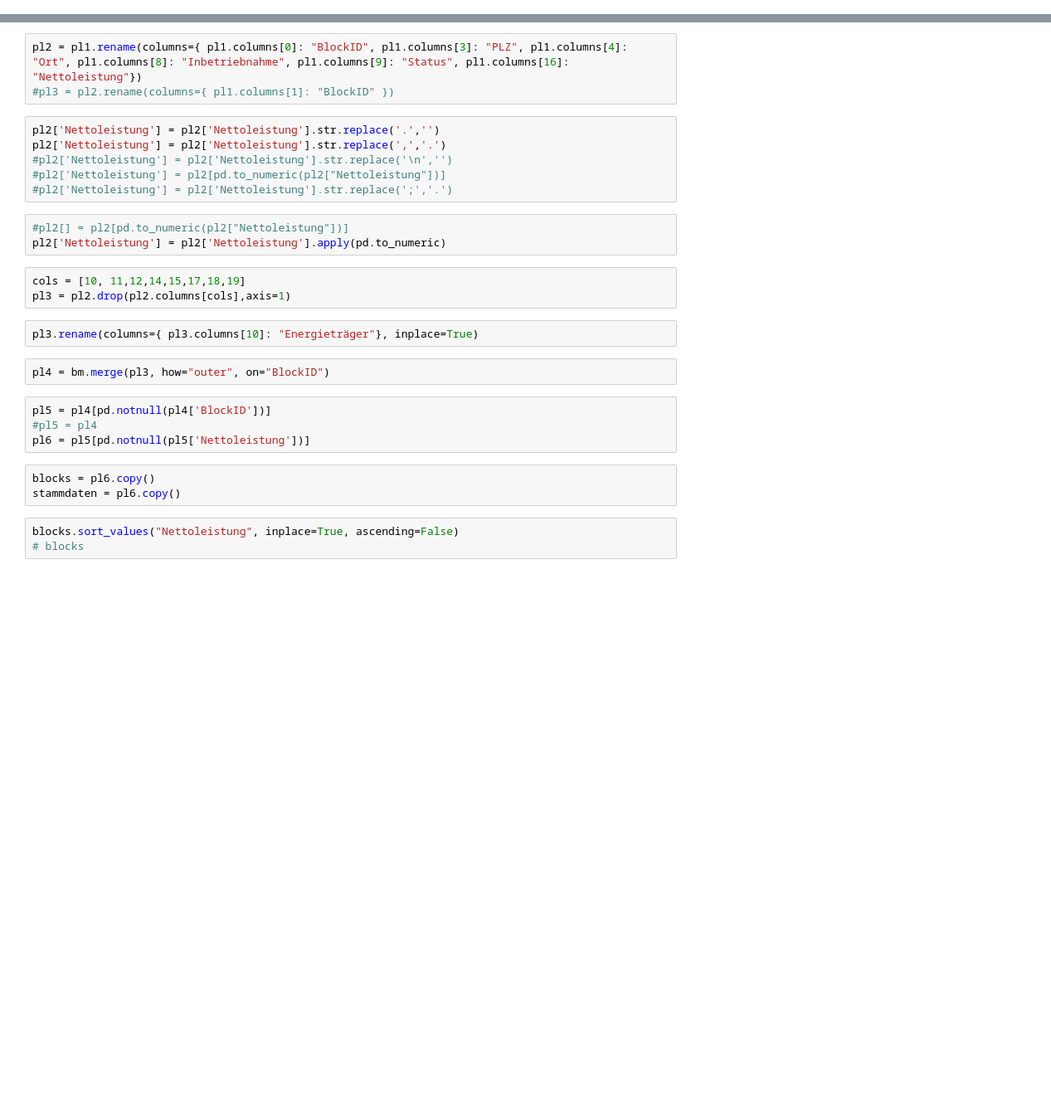
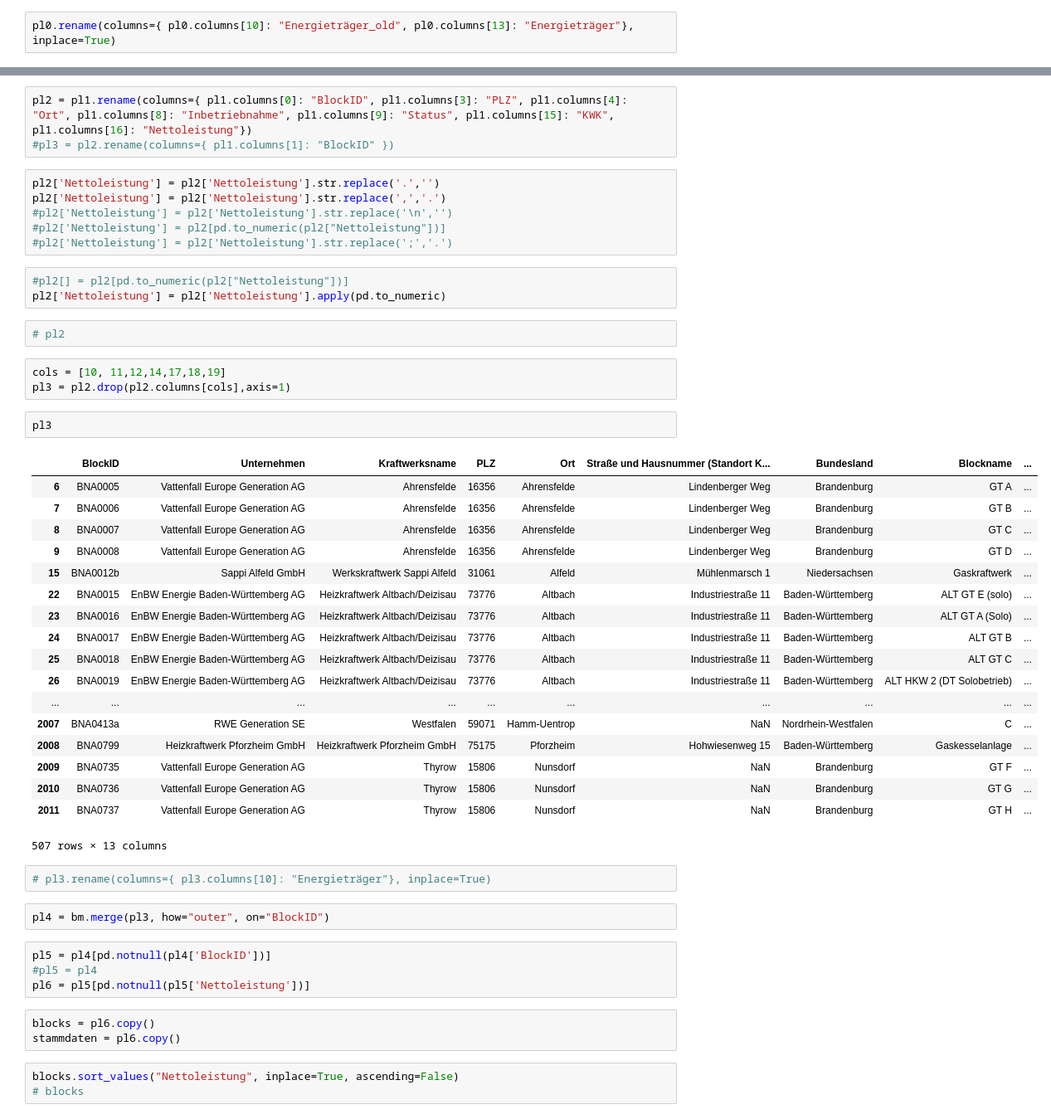
Before and after one commit to sidietz/plantwatch-data, a Jupyter notebook: toblocks-v2.ipynb, the cells around one changed output, grey strips where cells are left out. Shown at 83% size. Drawn from its saved outputs; the diff is of its cells as text; blank space fills up the shorter version.

```diff
--- a/toblocks-v2.ipynb
+++ b/toblocks-v2.ipynb
@@ -4,6 +4,8 @@ import numpy as np
 # %%
 pl0 = pd.read_csv("Kraftwerksliste_CSV.csv", error_bad_lines=False, engine="python", encoding="latin1", sep=";", skiprows=9)
 bm = pd.read_csv("block_plant_mapper.csv", error_bad_lines=False, engine="python", sep=";")
+# %%
+pl0.rename(columns={ pl0.columns[10]: "Energieträger_old", pl0.columns[13]: "Energieträger"}, inplace=True)
 # %%
 #bm
 pl1 = pl0.loc[np.logical_or(pl0.Energieträger == "Kernenergie", np.logical_or(pl0.Energieträger == "Erdgas", np.logical_or(pl0.Energieträger == "Steinkohle", pl0.Energieträger == "Braunkohle"))), :]
@@ -10,5 +14,5 @@ pl1 = pl0.loc[np.logical_or(pl0.Energieträger == "Kernenergie", np.logical_or(p
 # %%
-pl2 = pl1.rename(columns={ pl1.columns[0]: "BlockID", pl1.columns[3]: "PLZ", pl1.columns[4]: "Ort", pl1.columns[8]: "Inbetriebnahme", pl1.columns[9]: "Status", pl1.columns[16]: "Nettoleistung"})
+pl2 = pl1.rename(columns={ pl1.columns[0]: "BlockID", pl1.columns[3]: "PLZ", pl1.columns[4]: "Ort", pl1.columns[8]: "Inbetriebnahme", pl1.columns[9]: "Status", pl1.columns[15]: "KWK", pl1.columns[16]: "Nettoleistung"})
 #pl3 = pl2.rename(columns={ pl1.columns[1]: "BlockID" })
 # %%
 pl2['Nettoleistung'] = pl2['Nettoleistung'].str.replace('.','')
@@ -19,11 +23,34 @@ pl2['Nettoleistung'] = pl2['Nettoleistung'].str.replace(',','.')
 # %%
 #pl2[] = pl2[pd.to_numeric(pl2["Nettoleistung"])]
 pl2['Nettoleistung'] = pl2['Nettoleistung'].apply(pd.to_numeric)
+# %%
+# pl2
 # %%
-cols = [10, 11,12,14,15,17,18,19]
+cols = [10, 11,12,14,17,18,19]
 pl3 = pl2.drop(pl2.columns[cols],axis=1)
+# %%
+pl3
+# %% [output]
+|  | BlockID | Unternehmen | Kraftwerksname | PLZ | Ort | Straße und Hausnummer (Standort K... | Bundesland | Blockname | ... |
+| 6 | BNA0005 | Vattenfall Europe Generation AG | Ahrensfelde | 16356 | Ahrensfelde | Lindenberger Weg | Brandenburg | GT A | ... |
+| 7 | BNA0006 | Vattenfall Europe Generation AG | Ahrensfelde | 16356 | Ahrensfelde | Lindenberger Weg | Brandenburg | GT B | ... |
+| 8 | BNA0007 | Vattenfall Europe Generation AG | Ahrensfelde | 16356 | Ahrensfelde | Lindenberger Weg | Brandenburg | GT C | ... |
+| 9 | BNA0008 | Vattenfall Europe Generation AG | Ahrensfelde | 16356 | Ahrensfelde | Lindenberger Weg | Brandenburg | GT D | ... |
+| 15 | BNA0012b | Sappi Alfeld GmbH | Werkskraftwerk Sappi Alfeld | 31061 | Alfeld | Mühlenmarsch 1 | Niedersachsen | Gaskraftwerk | ... |
+| 22 | BNA0015 | EnBW Energie Baden-Württemberg AG | Heizkraftwerk Altbach/Deizisau | 73776 | Altbach | Industriestraße 11 | Baden-Württemberg | ALT GT E (solo) | ... |
+| 23 | BNA0016 | EnBW Energie Baden-Württemberg AG | Heizkraftwerk Altbach/Deizisau | 73776 | Altbach | Industriestraße 11 | Baden-Württemberg | ALT GT A (Solo) | ... |
+| 24 | BNA0017 | EnBW Energie Baden-Württemberg AG | Heizkraftwerk Altbach/Deizisau | 73776 | Altbach | Industriestraße 11 | Baden-Württemberg | ALT GT B | ... |
+| 25 | BNA0018 | EnBW Energie Baden-Württemberg AG | Heizkraftwerk Altbach/Deizisau | 73776 | Altbach | Industriestraße 11 | Baden-Württemberg | ALT GT C | ... |
+| 26 | BNA0019 | EnBW Energie Baden-Württemberg AG | Heizkraftwerk Altbach/Deizisau | 73776 | Altbach | Industriestraße 11 | Baden-Württemberg | ALT HKW 2 (DT Solobetrieb) | ... |
+| ... | ... | ... | ... | ... | ... | ... | ... | ... | ... |
+| 2007 | BNA0413a | RWE Generation SE | Westfalen | 59071 | Hamm-Uentrop | NaN | Nordrhein-Westfalen | C | ... |
+| 2008 | BNA0799 | Heizkraftwerk Pforzheim GmbH | Heizkraftwerk Pforzheim GmbH | 75175 | Pforzheim | Hohwiesenweg 15 | Baden-Württemberg | Gaskesselanlage | ... |
+| 2009 | BNA0735 | Vattenfall Europe Generation AG | Thyrow | 15806 | Nunsdorf | NaN | Brandenburg | GT F | ... |
+| 2010 | BNA0736 | Vattenfall Europe Generation AG | Thyrow | 15806 | Nunsdorf | NaN | Brandenburg | GT G | ... |
+| 2011 | BNA0737 | Vattenfall Europe Generation AG | Thyrow | 15806 | Nunsdorf | NaN | Brandenburg | GT H | ... |
+507 rows × 13 columns
 # %%
-pl3.rename(columns={ pl3.columns[10]: "Energieträger"}, inplace=True)
+# pl3.rename(columns={ pl3.columns[10]: "Energieträger"}, inplace=True)
 # %%
 pl4 = bm.merge(pl3, how="outer", on="BlockID")
 # %%
```
Also changed, not shown: parts of 4 cells of this notebook, 4 other files.
